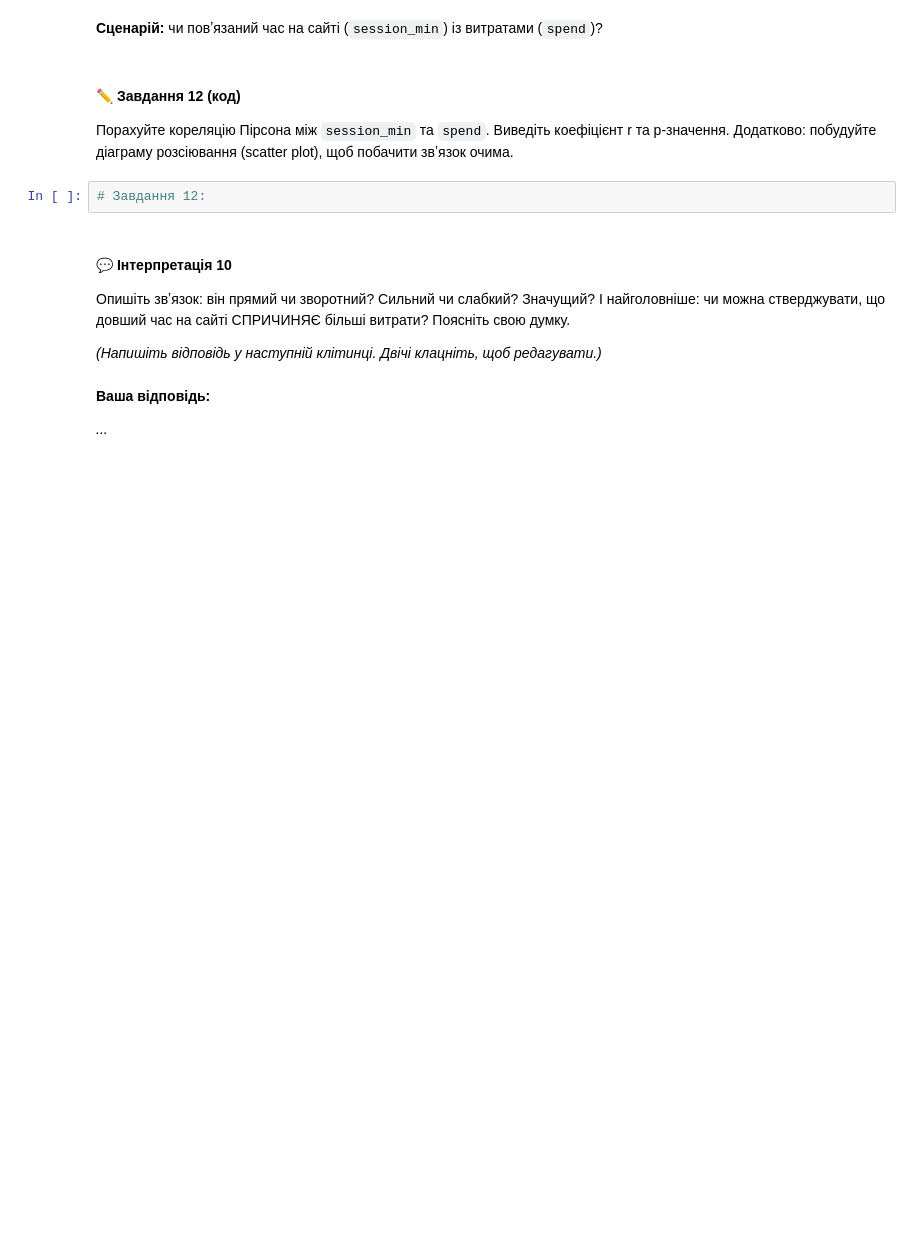
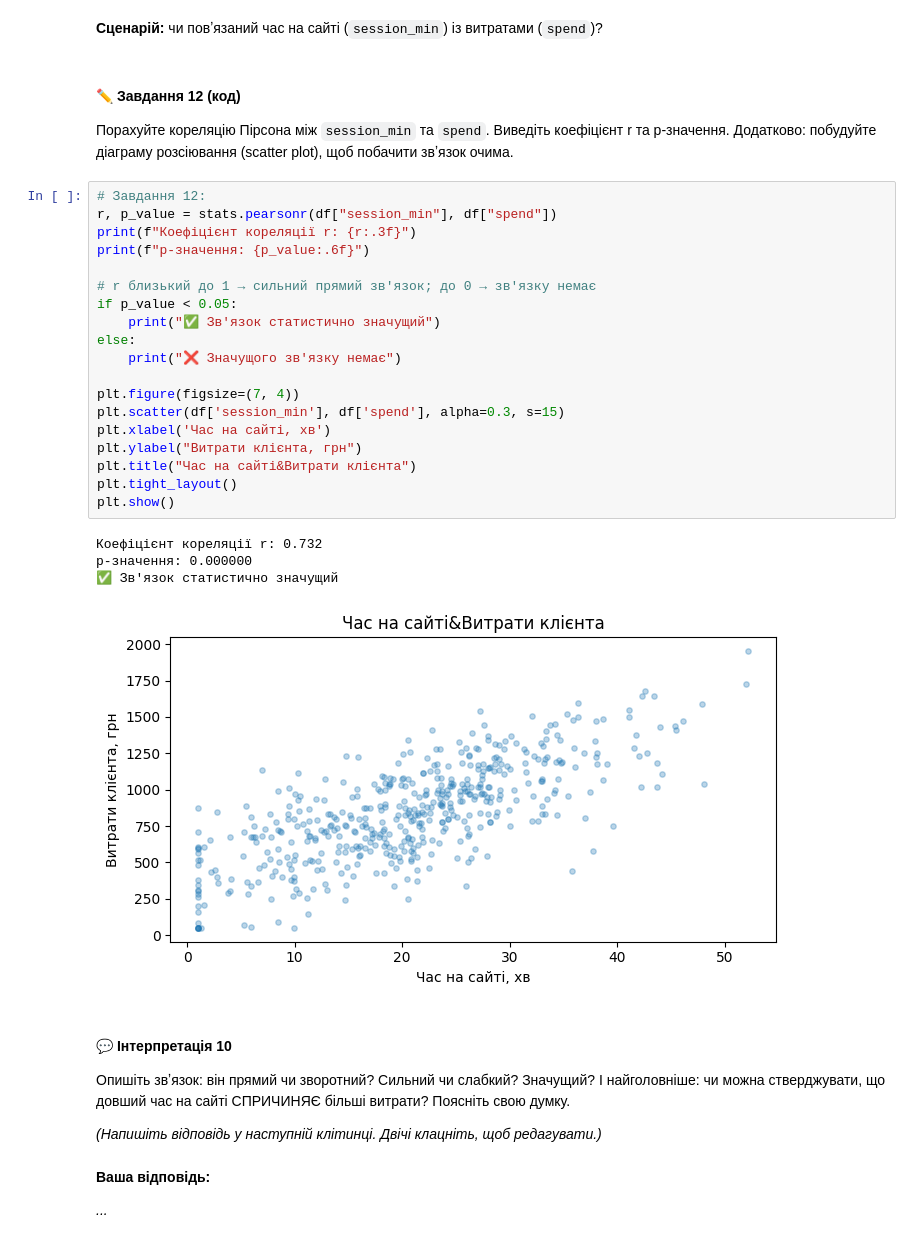
Before and after one commit to NadiiaIvashchuk/DTA_2026, a Jupyter notebook: Stat&Math/practice_stat_tests.ipynb, the cells around one changed output. Saved outputs shown, nothing was run; the diff lists cells and outputs as text; blank space fills up the shorter version.

```diff
--- a/Stat&Math/practice_stat_tests.ipynb
+++ b/Stat&Math/practice_stat_tests.ipynb
@@ -359,8 +562,30 @@ df.head()
 #### ✏️ Завдання 12 (код)
 
 Порахуйте кореляцію Пірсона між `session_min` та `spend`. Виведіть коефіцієнт r та p-значення. Додатково: побудуйте діаграму розсіювання (scatter plot), щоб побачити звʼязок очима.
-# %%
-# Завдання 12:
+# %%
+# Завдання 12:
+r, p_value = stats.pearsonr(df["session_min"], df["spend"])
+print(f"Коефіцієнт кореляції r: {r:.3f}")
+print(f"p-значення: {p_value:.6f}")
+
+# r близький до 1 → сильний прямий зв'язок; до 0 → зв'язку немає
+if p_value < 0.05:
+    print("✅ Зв'язок статистично значущий")
+else:
+    print("❌ Значущого зв'язку немає")
+
+plt.figure(figsize=(7, 4))
+plt.scatter(df['session_min'], df['spend'], alpha=0.3, s=15)
+plt.xlabel('Час на сайті, хв')
+plt.ylabel("Витрати клієнта, грн")
+plt.title("Час на сайті&Витрати клієнта")
+plt.tight_layout()
+plt.show()
+# %% [output]
+Коефіцієнт кореляції r: 0.732
+p-значення: 0.000000
+✅ Зв'язок статистично значущий
+[figure, added]
 # %% [markdown]
 #### 💬 Інтерпретація 10
 
```
Also changed, not shown: parts of 41 cells of this notebook.
